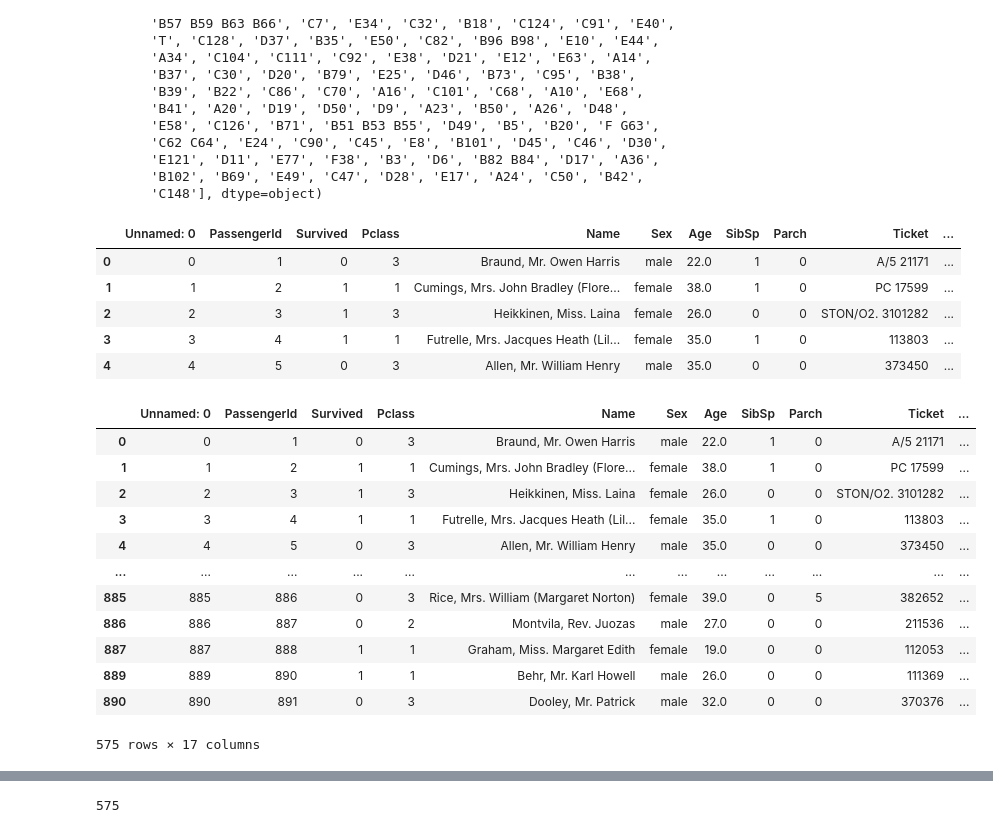
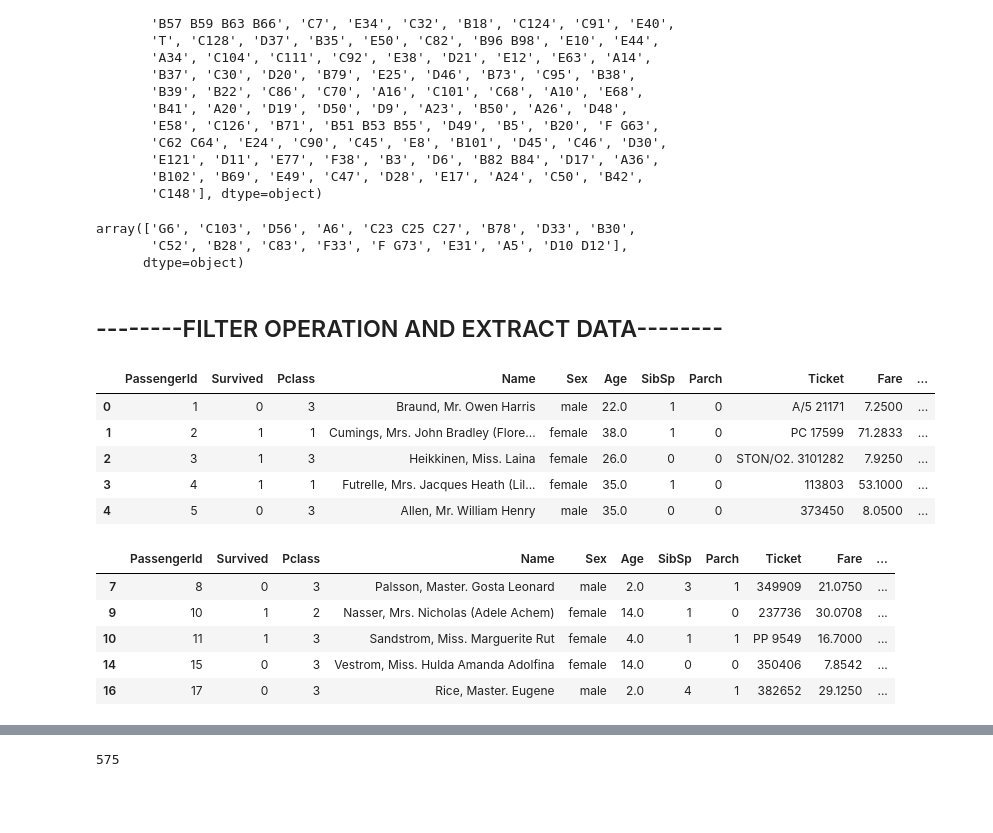
Before and after one commit to Sufeeya07/pyhton_ds, a Jupyter notebook: pandas/1 adv pandas .ipynb, the cells around one changed output, grey strips where cells are left out. Cells and saved outputs as stored; diff of their text form; code cells hidden in the pictures; blank space fills up the shorter version.

```diff
--- a/pandas/1 adv pandas .ipynb
+++ b/pandas/1 adv pandas .ipynb
@@ -1,7 +1,7 @@
 # %%
 import pandas as pd
 # %%
-df = pd.read_csv('raw_data.csv')
+df = pd.read_csv('https://raw.githubusercontent.com/datasciencedojo/datasets/master/titanic.csv')
 # %%
 df.head()
 # %% [output]
@@ -288,5 +283,0 @@ df
-# %%
-# add new col , adding with 2 existing col
-
-df['new_col1'] = df['PassengerId'] + df['Pclass']
-df
@@ -345,32 +375,31 @@ array([nan, 'C85', 'C123', 'E46', 'G6', 'C103', 'D56', 'A6',
        'E121', 'D11', 'E77', 'F38', 'B3', 'D6', 'B82 B84', 'D17', 'A36',
        'B102', 'B69', 'E49', 'C47', 'D28', 'E17', 'A24', 'C50', 'B42',
        'C148'], dtype=object)
+# %%
+df['Cabin'].unique()[4:20]
+# %% [output]
+array(['G6', 'C103', 'D56', 'A6', 'C23 C25 C27', 'B78', 'D33', 'B30',
+       'C52', 'B28', 'C83', 'F33', 'F G73', 'E31', 'A5', 'D10 D12'],
+      dtype=object)
+# %% [markdown]
+## --------FILTER OPERATION AND EXTRACT DATA--------
 # %%
-#-----------------------FILTER OPERATION AND EXTRACT DATA-----------------------------
-
 df.head()
 # %% [output]
-|  | Unnamed: 0 | PassengerId | Survived | Pclass | Name | Sex | Age | SibSp | Parch | Ticket | ... |
-| 0 | 0 | 1 | 0 | 3 | Braund, Mr. Owen Harris | male | 22.0 | 1 | 0 | A/5 21171 | ... |
-| 1 | 1 | 2 | 1 | 1 | Cumings, Mrs. John Bradley (Flore... | female | 38.0 | 1 | 0 | PC 17599 | ... |
-| 2 | 2 | 3 | 1 | 3 | Heikkinen, Miss. Laina | female | 26.0 | 0 | 0 | STON/O2. 3101282 | ... |
-| 3 | 3 | 4 | 1 | 1 | Futrelle, Mrs. Jacques Heath (Lil... | female | 35.0 | 1 | 0 | 113803 | ... |
-| 4 | 4 | 5 | 0 | 3 | Allen, Mr. William Henry | male | 35.0 | 0 | 0 | 373450 | ... |
+|  | PassengerId | Survived | Pclass | Name | Sex | Age | SibSp | Parch | Ticket | Fare | ... |
+| 0 | 1 | 0 | 3 | Braund, Mr. Owen Harris | male | 22.0 | 1 | 0 | A/5 21171 | 7.2500 | ... |
+| 1 | 2 | 1 | 1 | Cumings, Mrs. John Bradley (Flore... | female | 38.0 | 1 | 0 | PC 17599 | 71.2833 | ... |
+| 2 | 3 | 1 | 3 | Heikkinen, Miss. Laina | female | 26.0 | 0 | 0 | STON/O2. 3101282 | 7.9250 | ... |
+| 3 | 4 | 1 | 1 | Futrelle, Mrs. Jacques Heath (Lil... | female | 35.0 | 1 | 0 | 113803 | 53.1000 | ... |
+| 4 | 5 | 0 | 3 | Allen, Mr. William Henry | male | 35.0 | 0 | 0 | 373450 | 8.0500 | ... |
 # %%
 # its shows only 18+ age
 
-df[df['Age']>18]
+df[df['Age']<18].head()
 # %% [output]
-|  | Unnamed: 0 | PassengerId | Survived | Pclass | Name | Sex | Age | SibSp | Parch | Ticket | ... |
-| 0 | 0 | 1 | 0 | 3 | Braund, Mr. Owen Harris | male | 22.0 | 1 | 0 | A/5 21171 | ... |
-| 1 | 1 | 2 | 1 | 1 | Cumings, Mrs. John Bradley (Flore... | female | 38.0 | 1 | 0 | PC 17599 | ... |
-| 2 | 2 | 3 | 1 | 3 | Heikkinen, Miss. Laina | female | 26.0 | 0 | 0 | STON/O2. 3101282 | ... |
-| 3 | 3 | 4 | 1 | 1 | Futrelle, Mrs. Jacques Heath (Lil... | female | 35.0 | 1 | 0 | 113803 | ... |
-| 4 | 4 | 5 | 0 | 3 | Allen, Mr. William Henry | male | 35.0 | 0 | 0 | 373450 | ... |
-| ... | ... | ... | ... | ... | ... | ... | ... | ... | ... | ... | ... |
-| 885 | 885 | 886 | 0 | 3 | Rice, Mrs. William (Margaret Norton) | female | 39.0 | 0 | 5 | 382652 | ... |
-| 886 | 886 | 887 | 0 | 2 | Montvila, Rev. Juozas | male | 27.0 | 0 | 0 | 211536 | ... |
-| 887 | 887 | 888 | 1 | 1 | Graham, Miss. Margaret Edith | female | 19.0 | 0 | 0 | 112053 | ... |
-| 889 | 889 | 890 | 1 | 1 | Behr, Mr. Karl Howell | male | 26.0 | 0 | 0 | 111369 | ... |
-| 890 | 890 | 891 | 0 | 3 | Dooley, Mr. Patrick | male | 32.0 | 0 | 0 | 370376 | ... |
+|  | PassengerId | Survived | Pclass | Name | Sex | Age | SibSp | Parch | Ticket | Fare | ... |
+| 7 | 8 | 0 | 3 | Palsson, Master. Gosta Leonard | male | 2.0 | 3 | 1 | 349909 | 21.0750 | ... |
+| 9 | 10 | 1 | 2 | Nasser, Mrs. Nicholas (Adele Achem) | female | 14.0 | 1 | 0 | 237736 | 30.0708 | ... |
+| 10 | 11 | 1 | 3 | Sandstrom, Miss. Marguerite Rut | female | 4.0 | 1 | 1 | PP 9549 | 16.7000 | ... |
+| 14 | 15 | 0 | 3 | Vestrom, Miss. Hulda Amanda Adolfina | female | 14.0 | 0 | 0 | 350406 | 7.8542 | ... |
+| 16 | 17 | 0 | 3 | Rice, Master. Eugene | male | 2.0 | 4 | 1 | 382652 | 29.1250 | ... |
-575 rows × 17 columns
```
Also changed, not shown: parts of 46 cells of this notebook.
